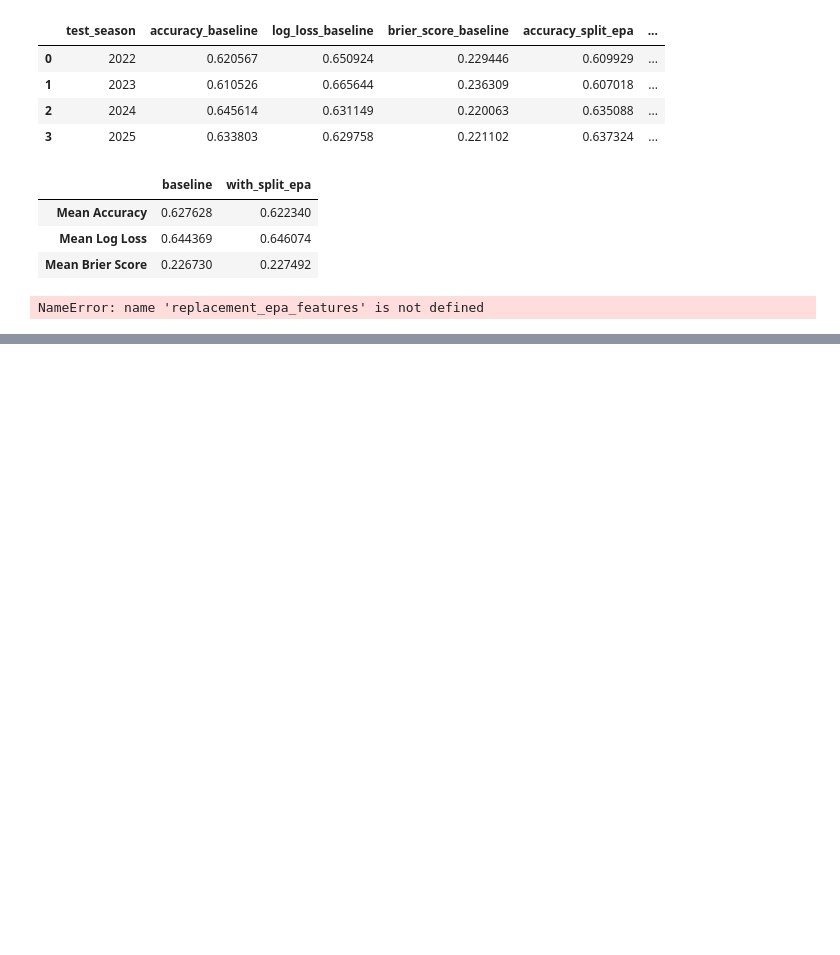
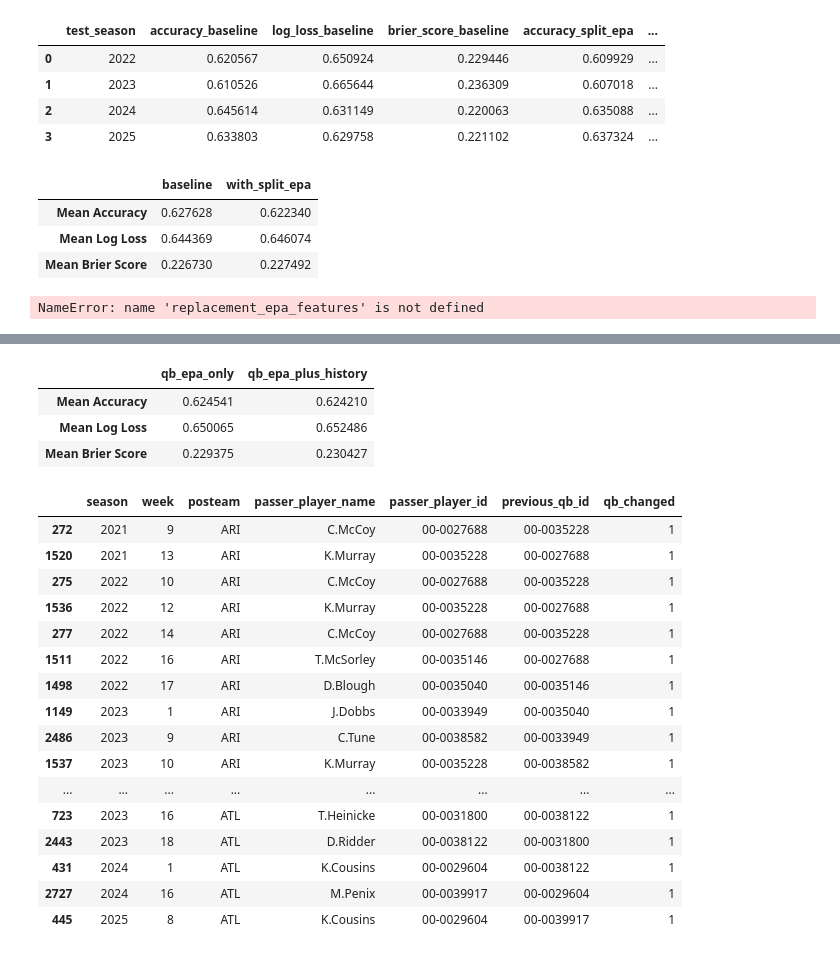
Before and after one commit to GarnetFisherman/nfl-game-prediction, a Jupyter notebook: notebooks/01_explore_nfl_data.ipynb, the cells around one changed output, grey strips where cells are left out. Saved outputs shown, nothing was run; the diff lists cells and outputs as text; code cells hidden in the pictures; blank space fills up the shorter version.

```diff
--- a/notebooks/01_explore_nfl_data.ipynb
+++ b/notebooks/01_explore_nfl_data.ipynb
@@ -4715,0 +5630,39 @@ replacement_summary
+# %%
+qb_history_summary = pd.DataFrame({
+    "qb_epa_only": [
+        qb_history_comparison["accuracy_qb_epa"].mean(),
+        qb_history_comparison["log_loss_qb_epa"].mean(),
+        qb_history_comparison["brier_score_qb_epa"].mean()
+    ],
+    "qb_epa_plus_history": [
+        qb_history_comparison["accuracy_qb_history"].mean(),
+        qb_history_comparison["log_loss_qb_history"].mean(),
+        qb_history_comparison["brier_score_qb_history"].mean()
+    ]
+},
+index=[
+    "Mean Accuracy",
+    "Mean Log Loss",
+    "Mean Brier Score"
+])
+
+qb_history_summary
+# %% [output]
+|  | qb_epa_only | qb_epa_plus_history |
+| Mean Accuracy | 0.624541 | 0.624210 |
+| Mean Log Loss | 0.650065 | 0.652486 |
+| Mean Brier Score | 0.229375 | 0.230427 |
+# %%
+team_qb_history = qb_game_pd.sort_values(
+    ["posteam", "season", "week"]
+).copy()
+# %%
+team_qb_history["previous_qb_id"] = (
+    team_qb_history.groupby("posteam")["passer_player_id"]
+    .shift(1)
+)
+# %%
+team_qb_history["qb_changed"] = (
+    team_qb_history["passer_player_id"]
+    != team_qb_history["previous_qb_id"]
+).astype(int)
@@ -4715,0 +5674,32 @@ replacement_summary
+# %%
+team_qb_history[
+    team_qb_history["qb_changed"] == 1
+][
+    [
+        "season",
+        "week",
+        "posteam",
+        "passer_player_name",
+        "passer_player_id",
+        "previous_qb_id",
+        "qb_changed"
+    ]
+].head(20)
+# %% [output]
+|  | season | week | posteam | passer_player_name | passer_player_id | previous_qb_id | qb_changed |
+| 272 | 2021 | 9 | ARI | C.McCoy | 00-0027688 | 00-0035228 | 1 |
+| 1520 | 2021 | 13 | ARI | K.Murray | 00-0035228 | 00-0027688 | 1 |
+| 275 | 2022 | 10 | ARI | C.McCoy | 00-0027688 | 00-0035228 | 1 |
+| 1536 | 2022 | 12 | ARI | K.Murray | 00-0035228 | 00-0027688 | 1 |
+| 277 | 2022 | 14 | ARI | C.McCoy | 00-0027688 | 00-0035228 | 1 |
+| 1511 | 2022 | 16 | ARI | T.McSorley | 00-0035146 | 00-0027688 | 1 |
+| 1498 | 2022 | 17 | ARI | D.Blough | 00-0035040 | 00-0035146 | 1 |
+| 1149 | 2023 | 1 | ARI | J.Dobbs | 00-0033949 | 00-0035040 | 1 |
+| 2486 | 2023 | 9 | ARI | C.Tune | 00-0038582 | 00-0033949 | 1 |
+| 1537 | 2023 | 10 | ARI | K.Murray | 00-0035228 | 00-0038582 | 1 |
+| ... | ... | ... | ... | ... | ... | ... | ... |
+| 723 | 2023 | 16 | ATL | T.Heinicke | 00-0031800 | 00-0038122 | 1 |
+| 2443 | 2023 | 18 | ATL | D.Ridder | 00-0038122 | 00-0031800 | 1 |
+| 431 | 2024 | 1 | ATL | K.Cousins | 00-0029604 | 00-0038122 | 1 |
+| 2727 | 2024 | 16 | ATL | M.Penix | 00-0039917 | 00-0029604 | 1 |
+| 445 | 2025 | 8 | ATL | K.Cousins | 00-0029604 | 00-0039917 | 1 |
```
Also changed, not shown: parts of 117 cells of this notebook.
